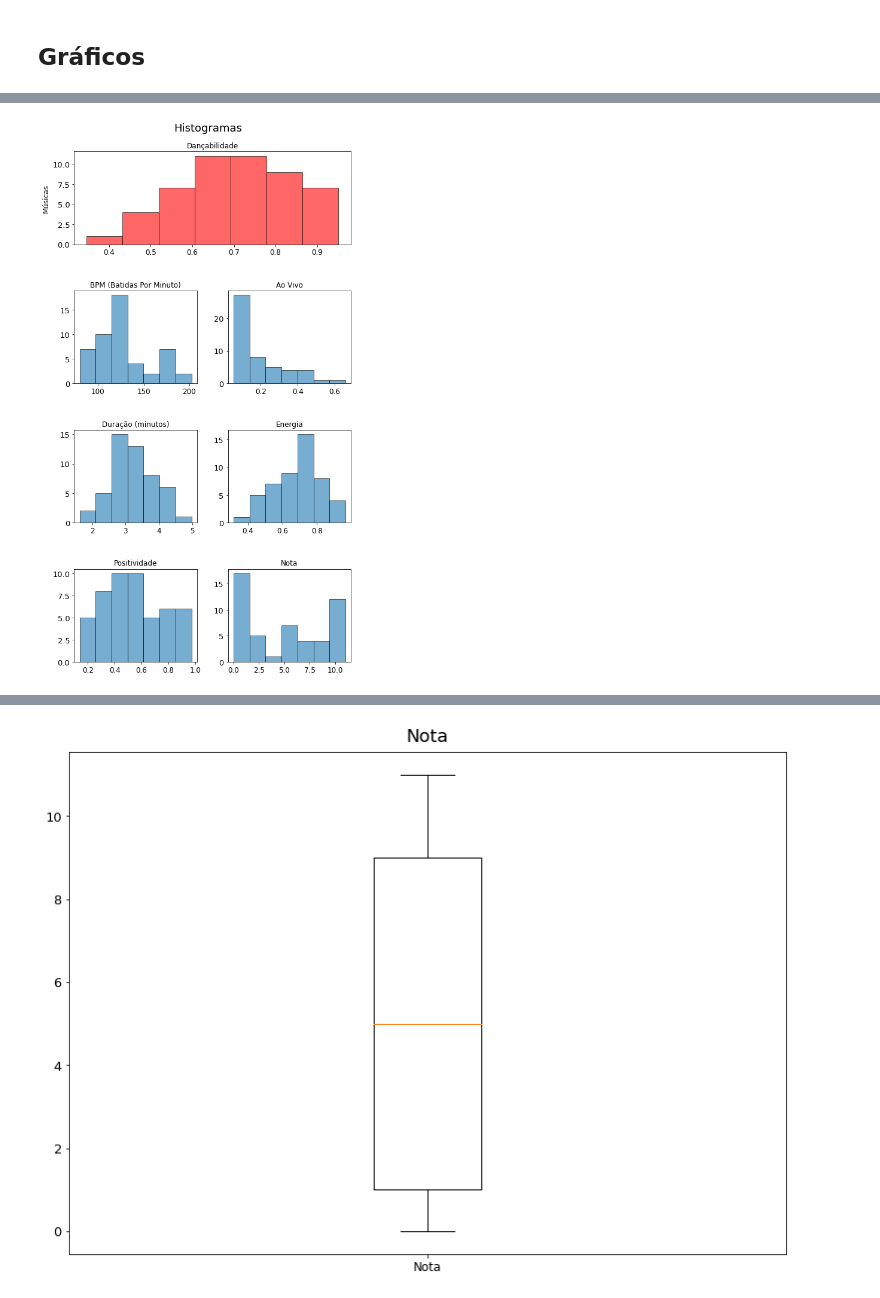
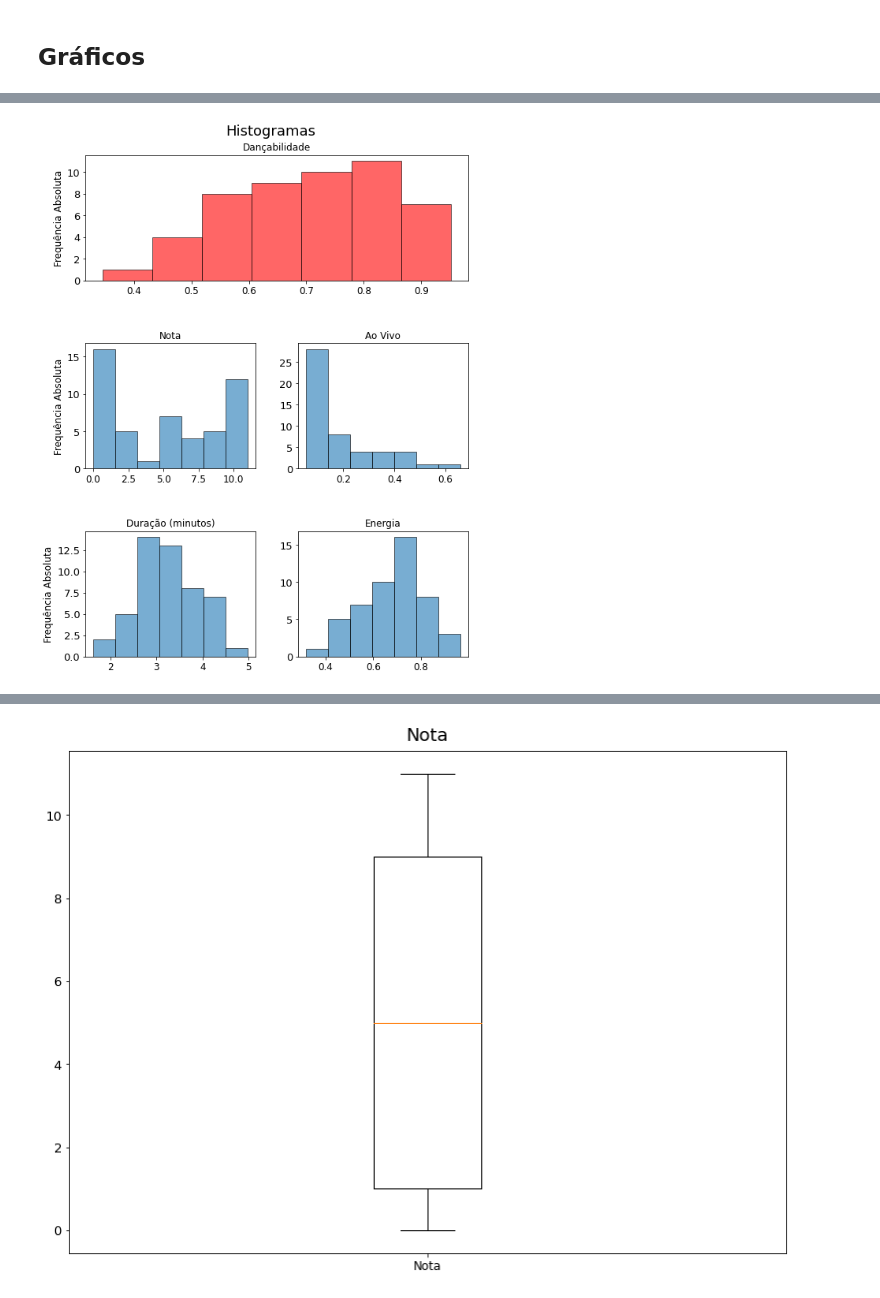
Before and after one commit to xiforivia/spotify, a Jupyter notebook: analise.ipynb, the cells around one changed output, grey strips where cells are left out. Saved outputs shown, nothing was run; the diff lists cells and outputs as text; code cells hidden in the pictures.

```diff
--- a/analise.ipynb
+++ b/analise.ipynb
@@ -31,8 +79,8 @@ df
 # %%
-dfVariaveis = df[['dancabilidade', 'BPM', 'ao_vivo', 'duracao_ms', 'chave', 'energia', 'positividade']]
+dfVariaveis = df[['artista', 'musica', 'dancabilidade', 'ao_vivo', 'duracao_ms', 'chave', 'energia', 'positividade']]
 dfVariaveis['duracao_ms'] = dfVariaveis['duracao_ms'] / 60000
 dfVariaveis = dfVariaveis.rename(columns={'duracao_ms': 'duracao'})
-dfVariaveis
+# dfVariaveis.to_excel("variaveis.xlsx")
 # %% [output]
 A value is trying to be set on a copy of a slice from a DataFrame.
 Try using .loc[row_indexer,col_indexer] = value instead
@@ -116,7 +134,7 @@ plt.show()
 # %%
 fig = plt.gcf()
-# fig.set_size_inches(8.3,11.7)
-fig.set_size_inches(8.3,15.7)
+fig.set_size_inches(8.7,11.7)
+# fig.set_size_inches(8.3,15.7)
 plt.rcParams['xtick.labelsize']=12
 plt.rcParams['ytick.labelsize']=13
 plt.rcParams['axes.labelsize']=12
@@ -127,12 +145,12 @@ fig.text(
     fontsize = 18,
     horizontalalignment='center',
     color='black')
-gs = gridspec.GridSpec(4, 2, hspace=0.5,wspace=0.25)
+gs = gridspec.GridSpec(3, 2, hspace=0.5,wspace=0.25)
 #SIN
 plt.subplot(gs[0, :])
 plt.hist(dfVariaveis['dancabilidade'], bins=7, color='red', alpha=0.6, edgecolor='black') # rwidth=0.9
 plt.title("Dançabilidade")
-plt.ylabel('Músicas')
+plt.ylabel('Frequência Absoluta')
 
 # plt.grid(True)
 # plt.legend(loc='upper center', fontsize=11)
@@ -148,44 +166,48 @@ plt.ylabel('Músicas')
 # for i, row in last_sin_load['antiga'].iterrows():
 #     plt.annotate(
 #         str(row['CARGA ANTIGA']),
 #         xy=(row['DATA'],row['CARGA ANTIGA']),
 #         color='#2fb3c3',
 #         fontsize = 10,
 #         xytext=(0,10),
 #         textcoords='offset points'
 #     )
 
+plt.subplot(gs[1,0])
+plt.hist(dfVariaveis['chave'], bins=7, alpha=0.6, edgecolor='black')
+plt.title('Nota')
+plt.ylabel('Frequência Absoluta')
 
-
-plt.subplot(gs[1,0])
-plt.hist(dfVariaveis['BPM'], bins=7, alpha=0.6, edgecolor='black')
-plt.title('BPM (Batidas Por Minuto)')
+# plt.subplot(gs[1,0])
+# plt.hist(dfVariaveis['BPM'], bins=7, alpha=0.6, edgecolor='black')
+# plt.title('BPM (Batidas Por Minuto)')
 
 plt.subplot(gs[1,1])
 plt.hist(dfVariaveis['ao_vivo'], bins=7, alpha=0.6, edgecolor='black')
 plt.title('Ao Vivo')
+# plt.ylabel('Frequência Absoluta')
 
 
 plt.subplot(gs[2,0])
 plt.hist(dfVariaveis['duracao'], bins=7, alpha=0.6, edgecolor='black')
 plt.title('Duração (minutos)')
+plt.ylabel('Frequência Absoluta')
 
 plt.subplot(gs[2,1])
 plt.hist(dfVariaveis['energia'], bins=7, alpha=0.6, edgecolor='black')
 plt.title('Energia')
+# plt.ylabel('Frequência Absoluta')
 
-plt.subplot(gs[3,0])
-plt.hist(dfVariaveis['positividade'], bins=7, alpha=0.6, edgecolor='black')
-plt.title('Positividade')
+# plt.subplot(gs[3,0])
+# plt.hist(dfVariaveis['positividade'], bins=7, alpha=0.6, edgecolor='black')
+# plt.title('Positividade')
 
-plt.subplot(gs[3,1])
-plt.hist(dfVariaveis['chave'], bins=7, alpha=0.6, edgecolor='black')
-plt.title('Nota')
+
 
 # plt.savefig('graficos.png', format='png')
 plt.show()
 # %% [output]
-[figure, old version]
+[figure, new version]
 # %%
 import numpy as np
 p25, p50, p75 = np.percentile(df['dancabilidade'], [25, 50, 75])
```
Also changed, not shown: parts of 15 cells of this notebook, 4 other files.
